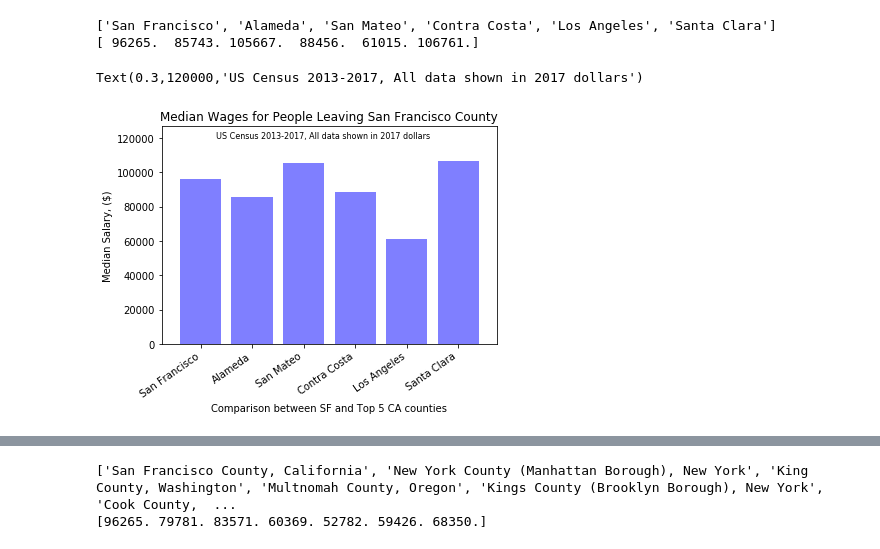
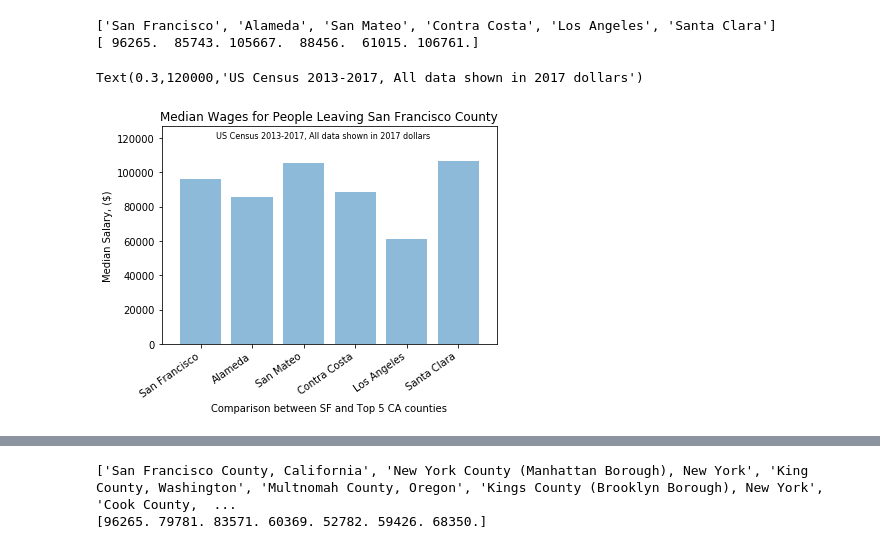
Before and after one commit to vanessaoakes/Escape-the-Bay, a Jupyter notebook: Wagedata.ipynb, the cells around one changed output, grey strips where cells are left out. Cells and saved outputs as stored; diff of their text form; code cells hidden in the pictures.

```diff
--- a/Wagedata.ipynb
+++ b/Wagedata.ipynb
@@ -174,26 +188,26 @@ median_wage = wages.values[0]    #  [[1,2,3,4,5]] ->  row zero [0] [1,2,3,4,5]
 ['San Francisco', 'Alameda', 'San Mateo', 'Contra Costa', 'Los Angeles', 'Santa Clara']
 [ 96265.  85743. 105667.  88456.  61015. 106761.]
 # %%
-plt.bar(x_axis, median_wage, color='blue', alpha=0.5, align="center")
+plt.bar(x_axis, median_wage, alpha=0.5, align="center")
 
 tick_locations = [value for value in x_axis]
 #print(tick_locations)
 
 plt.xticks(tick_locations, x_data, rotation="35", ha='right')   #ha indicates the alignment of the xlabel with the tick mark
 plt.xlim(-0.75, len(x_axis)-0.25)
 plt.ylim(0, max(median_wage) + 20000)
 plt.title("Median Wages for People Leaving San Francisco County")
 plt.xlabel("Comparison between SF and Top 5 CA counties")
 plt.ylabel("Median Salary, ($)")
 
 # Add labels to give more context
 
 style = dict(size=8, color ='black')
 plt.text(0.3,120000, "US Census 2013-2017, All data shown in 2017 dollars", **style)
 #plt.text(1,-70000, "All data shown in 2017 dollars", **style)
 # %% [output]
 Text(0.3,120000,'US Census 2013-2017, All data shown in 2017 dollars')
-[figure, old version]
+[figure, new version]
 # %%
 non_ca_df = non_CA_counties.rename(columns={"San Francisco County, California":"San Francisco",
                                  "New York County (Manhattan Borough), New York":"NY (Manhattan), NY",
```
Also changed, not shown: parts of 6 cells of this notebook.
